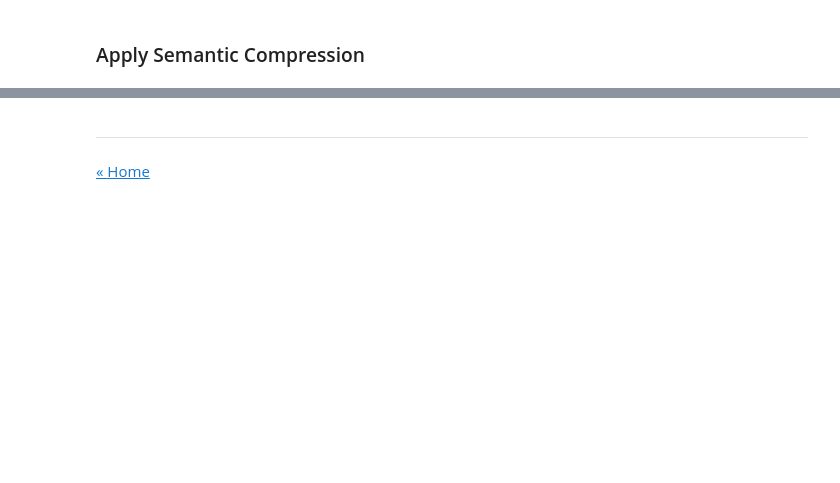
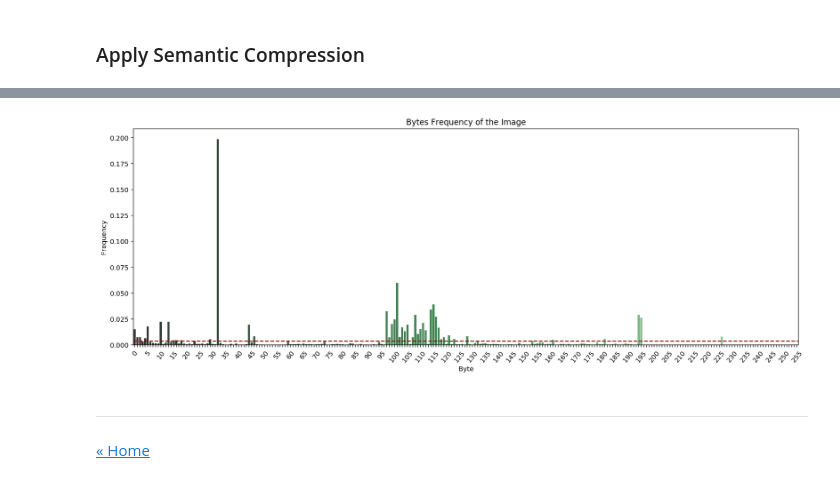
Before and after one commit to ansegura7/DataCompression, a Jupyter notebook: code/TextCompression.ipynb, the cells around one changed output, grey strips where cells are left out. Drawn from its saved outputs; the diff is of its cells as text; code cells hidden in the pictures; blank space fills up the shorter version.

```diff
--- a/code/TextCompression.ipynb
+++ b/code/TextCompression.ipynb
@@ -224,0 +240,8 @@ https://raw.githubusercontent.com/ansegura7/DataCompression/master/data/text/boo
+# %%
+# Loading target text book
+file_byte_list = get_file_bytes(file_path_comp)
+# %%
+# Calculate code frequency
+term_freq = Counter(file_byte_list)
+n = len(term_freq)
+print('Used symbols:', n)
@@ -224,0 +250,14 @@ https://raw.githubusercontent.com/ansegura7/DataCompression/master/data/text/boo
+# %%
+# Normalize term frequency
+max_bytes = 256
+
+total = sum(term_freq.values())
+for ix in range(max_bytes):
+    if ix in term_freq:
+        term_freq[ix] = term_freq[ix] / total
+    else:
+        term_freq[ix] = 0
+# %%
+# Create dataframe: unused byte list
+df_ubytes = pd.DataFrame.from_records(term_freq.most_common(max_bytes), columns = ['Byte', 'Frequency'])
+df_ubytes.head(10)
@@ -225,3 +276,16 @@ https://raw.githubusercontent.com/ansegura7/DataCompression/master/data/text/boo
+# %%
+# Probability of each symbol by default
+p_x = 1 / max_bytes
+
+# Plot the frequency of the bytes in the file
+fig = plt.figure(figsize = (18, 6))
+ax = sns.barplot(x = 'Byte', y = 'Frequency', data = df_ubytes.sort_values(by=['Byte']), palette=("Greens_d"))
+ax.set_xticklabels(labels = get_x_labels(), fontsize = 10, rotation = 50)
+plt.axhline(y = p_x, color = "#8b0000", linestyle = "--")
+plt.title('Bytes Frequency of the Image')
+plt.show()
+# %% [output]
+[figure, added]
 # %% [markdown]
 <hr>
 <p><a href="https://ansegura7.github.io/DataCompression/">« Home</a></p>
```
Also changed, not shown: parts of 23 cells of this notebook, 2 other files.
